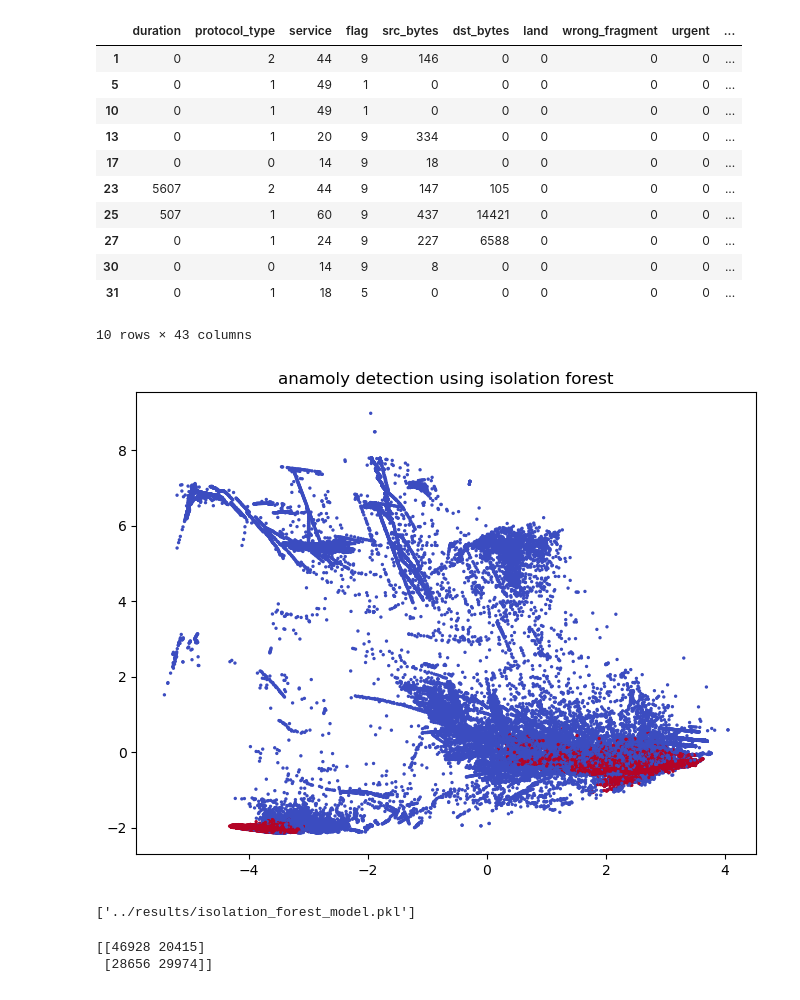
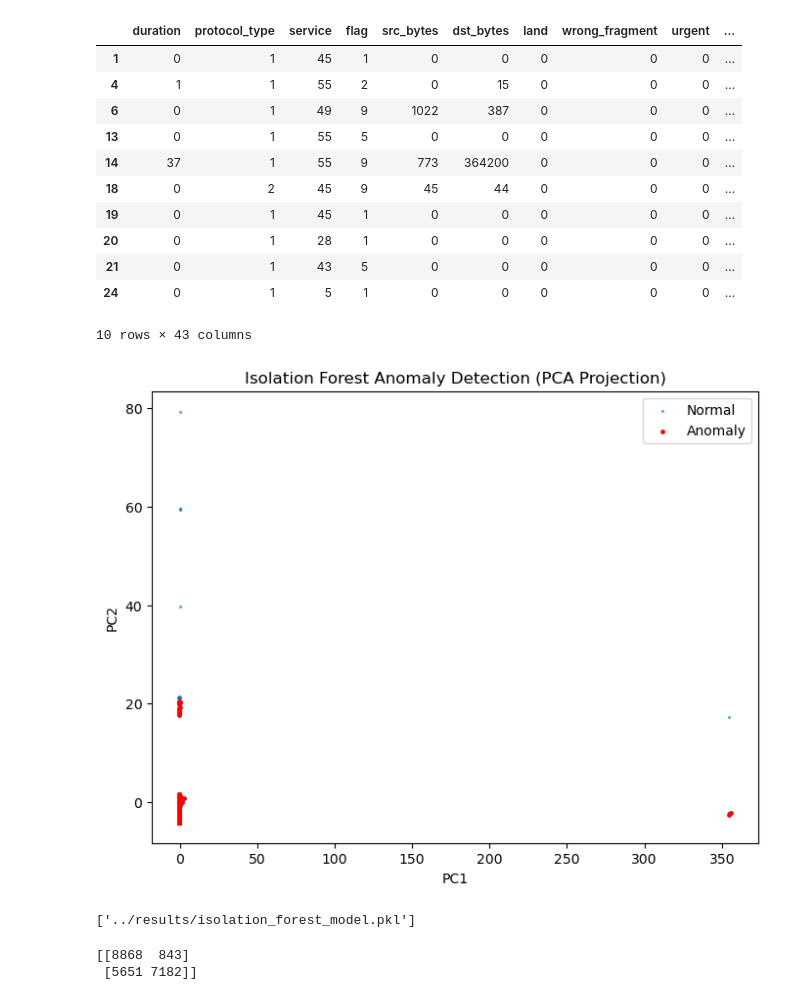
Before and after one commit to Jenish045/network-anomaly-detection, a Jupyter notebook: notebooks/03_isolation_forest.ipynb, the cells around one changed output. Cells and saved outputs as stored; diff of their text form; code cells hidden in the pictures.

```diff
--- a/notebooks/03_isolation_forest.ipynb
+++ b/notebooks/03_isolation_forest.ipynb
@@ -16,11 +19,18 @@ x_scaled = scale_features(x)
+# %%
+from sklearn.preprocessing import StandardScaler
+
+scaler = StandardScaler()
+
+x_train = scaler.fit_transform(X_train)
+x_test  = scaler.transform(X_test)
 # %%
 from src.isolation_forest_model import train_isolation_forest
 
-model = train_isolation_forest(x_scaled)
+model = train_isolation_forest(x_train)
 # %%
-from src.isolation_forest_model import detect_anamolies
+from src.isolation_forest_model import detect_anomalies
 
-predictions = detect_anamolies(model,x_scaled)
+predictions = detect_anomalies(model,x_test)
 # %%
 import numpy as np
 
@@ -32,36 +42,34 @@ data['anamoly'] = predictions
 # %%
-data[data['anamoly'] == -1].head(10)
+test_data[test_data['anomaly'] == -1].head(10)
 # %% [output]
 |  | duration | protocol_type | service | flag | src_bytes | dst_bytes | land | wrong_fragment | urgent | ... |
-| 1 | 0 | 2 | 44 | 9 | 146 | 0 | 0 | 0 | 0 | ... |
-| 5 | 0 | 1 | 49 | 1 | 0 | 0 | 0 | 0 | 0 | ... |
-| 10 | 0 | 1 | 49 | 1 | 0 | 0 | 0 | 0 | 0 | ... |
-| 13 | 0 | 1 | 20 | 9 | 334 | 0 | 0 | 0 | 0 | ... |
-| 17 | 0 | 0 | 14 | 9 | 18 | 0 | 0 | 0 | 0 | ... |
-| 23 | 5607 | 2 | 44 | 9 | 147 | 105 | 0 | 0 | 0 | ... |
-| 25 | 507 | 1 | 60 | 9 | 437 | 14421 | 0 | 0 | 0 | ... |
-| 27 | 0 | 1 | 24 | 9 | 227 | 6588 | 0 | 0 | 0 | ... |
-| 30 | 0 | 0 | 14 | 9 | 8 | 0 | 0 | 0 | 0 | ... |
-| 31 | 0 | 1 | 18 | 5 | 0 | 0 | 0 | 0 | 0 | ... |
+| 1 | 0 | 1 | 45 | 1 | 0 | 0 | 0 | 0 | 0 | ... |
+| 4 | 1 | 1 | 55 | 2 | 0 | 15 | 0 | 0 | 0 | ... |
+| 6 | 0 | 1 | 49 | 9 | 1022 | 387 | 0 | 0 | 0 | ... |
+| 13 | 0 | 1 | 55 | 5 | 0 | 0 | 0 | 0 | 0 | ... |
+| 14 | 37 | 1 | 55 | 9 | 773 | 364200 | 0 | 0 | 0 | ... |
+| 18 | 0 | 2 | 45 | 9 | 45 | 44 | 0 | 0 | 0 | ... |
+| 19 | 0 | 1 | 45 | 1 | 0 | 0 | 0 | 0 | 0 | ... |
+| 20 | 0 | 1 | 28 | 1 | 0 | 0 | 0 | 0 | 0 | ... |
+| 21 | 0 | 1 | 43 | 5 | 0 | 0 | 0 | 0 | 0 | ... |
+| 24 | 0 | 1 | 5 | 1 | 0 | 0 | 0 | 0 | 0 | ... |
 10 rows × 43 columns
-# %%
-from sklearn.decomposition import PCA
-import matplotlib.pyplot as plt
-
-pca = PCA(n_components = 2)
-x_pca = pca.fit_transform(x_scaled)
 # %%
-plt.figure(figsize = (8,6))
+import matplotlib.pyplot as plt
 
-plt.scatter(
-    x_pca[:,0],
-    x_pca[:,1],
-    c = predictions,
-    cmap = "coolwarm",
-    s=2
-)
+normal = x_pca[predictions == 1]
+anomaly = x_pca[predictions == -1]
 
-plt.title("anamoly detection using isolation forest")
+plt.figure(figsize=(8,6))
+
+plt.scatter(normal[:,0], normal[:,1], s=2, label="Normal", alpha=0.5)
+plt.scatter(anomaly[:,0], anomaly[:,1], s=6, color="red", label="Anomaly")
+
+plt.title("Isolation Forest Anomaly Detection (PCA Projection)")
+plt.xlabel("PC1")
+plt.ylabel("PC2")
+plt.legend()
+
 plt.show()
 # %% [output]
-[figure, old version]
+[figure, new version]
@@ -78,11 +94,11 @@ data["predicted_attack"] = data['anamoly'].apply(lambda x: 1 if x == -1 else 0)
 # %%
 from sklearn.metrics import confusion_matrix
 
-cm = confusion_matrix(data['attack'],data['predicted_attack'])
+cm = confusion_matrix(test_data['attack'],test_data['predicted_attack'])
 print(cm)
 # %% [output]
-[[46928 20415]
- [28656 29974]]
+[[8868  843]
+ [5651 7182]]
 # %%
 from sklearn.metrics import classification_report
 
```
Also changed, not shown: parts of 31 cells of this notebook, 5 other files.
